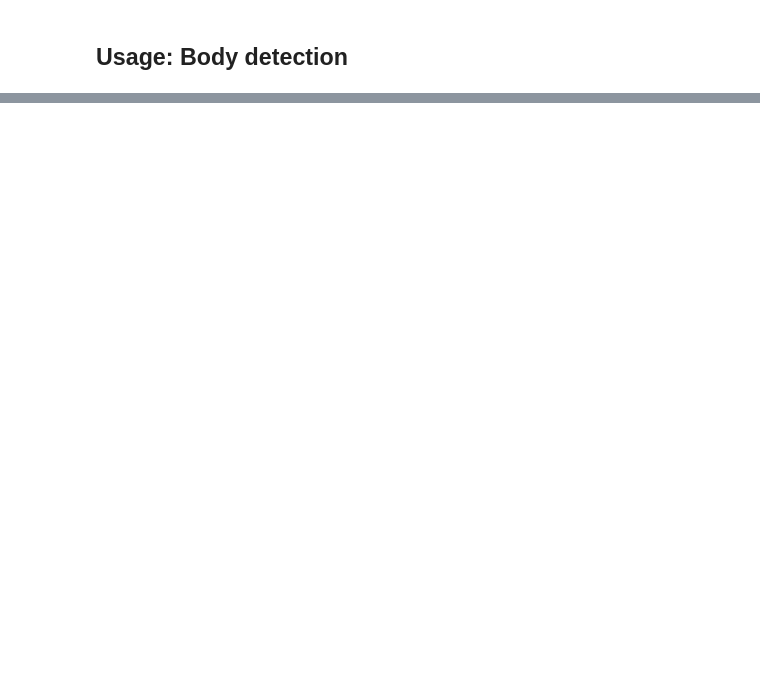
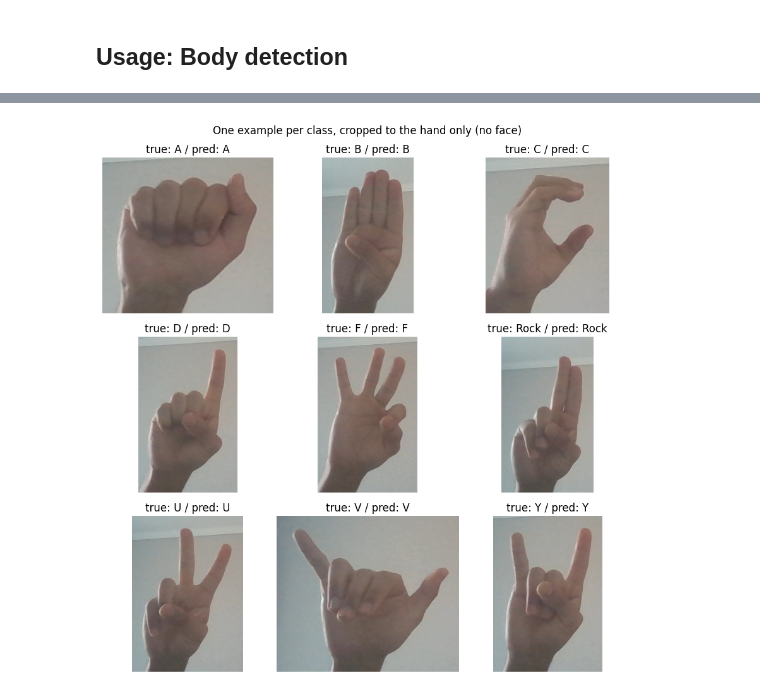
Before and after one commit to bastianbm7/Hand_gesture, a Jupyter notebook: codigos/useCode.ipynb, the cells around one changed output, grey strips where cells are left out. Cells and saved outputs as stored; diff of their text form; code cells hidden in the pictures; blank space fills up the shorter version.

```diff
--- a/codigos/useCode.ipynb
+++ b/codigos/useCode.ipynb
@@ -214,6 +212,13 @@ error: OpenCV(4.8.0) D:\a\opencv-python\opencv-python\opencv\modules\highgui\src
 ## Usage: Hand Gesture
 # %%
 model_directory = r'../datos/resultados/signLenguage_Model.pt'
-labels = {0: 'A', 1: 'B', 2: 'C', 3: 'D', 4: 'F', 5: 'Rock', 6: 'U', 7: 'V', 8:'Y'}
+# Fixed 2026-09-12 (see "Evaluacion" below): the trained model's own output index for
+# classes 5-8 does NOT match the folder-collection convention (0=A...8=Y) used elsewhere
+# in this notebook -- e.g. showing the model a 'Y' hand shape makes it output class 5,
+# not 8. This `labels` dict is for interpreting the MODEL's raw prediction index
+# (used by `implementation()` below and by the evaluation cells against `pred_cls`) --
+# it is NOT the same as the folder index used when reading training images (see
+# FOLDER_LABELS in the evaluation section). Was {5:'Rock',6:'U',7:'V',8:'Y'}.
+labels = {0: 'A', 1: 'B', 2: 'C', 3: 'D', 4: 'F', 5: 'Y', 6: 'Rock', 7: 'U', 8: 'V'}
 source = '0'
 implementation(model_directory, labels, source)
@@ -301,0 +348,37 @@ cv2.destroyAllWindows()
+# %%
+# A static "prediction overlaid" capture for the README, cropped tight to the hand
+# bounding box only -- these webcam captures are close-up selfies with the face clearly
+# visible in frame, so anything wider than the hand crop cannot leave this notebook/the
+# datos/bases external folder (see "Training data" in the README). No live-demo GIF for
+# the same reason this environment has no webcam.
+# Also not using result.plot()'s own label text: it draws from the model's embedded
+# model.names, which has the same uncorrected index mapping baked in from training --
+# see the `labels` dict above for the corrected one, applied manually here instead.
+import cv2
+
+fig, axes = plt.subplots(3, 3, figsize=(9, 9))
+for idx_, ax in zip(range(9), axes.flat):
+    folder = DATA_DIR / str(idx_)
+    img_path = sorted(folder.glob("*.jpg"))[0]
+    result = model_eval.predict(str(img_path), verbose=False)[0]
+    img_rgb = cv2.cvtColor(cv2.imread(str(img_path)), cv2.COLOR_BGR2RGB)
+    if len(result.boxes) > 0:
+        best = result.boxes.conf.argmax().item()
+        pred_cls = int(result.boxes.cls[best].item())
+        x1, y1, x2, y2 = result.boxes.xyxy[best].tolist()
+        pad = 15
+        h, w, _ = img_rgb.shape
+        x1c, y1c = max(0, int(x1) - pad), max(0, int(y1) - pad)
+        x2c, y2c = min(w, int(x2) + pad), min(h, int(y2) + pad)
+        crop = img_rgb[y1c:y2c, x1c:x2c]
+        ax.imshow(crop)
+        ax.set_title(f"true: {FOLDER_LABELS[idx_]} / pred: {labels[pred_cls]}")
+    else:
+        ax.set_title(f"true: {FOLDER_LABELS[idx_]} / no detection")
+    ax.axis("off")
+plt.suptitle("One example per class, cropped to the hand only (no face)")
+plt.tight_layout()
+plt.savefig("../datos/resultados/predictions_sample.png", dpi=150)
+plt.show()
+# %% [output]
+[figure, added]
```
Also changed, not shown: parts of 8 cells of this notebook, 4 other files.
